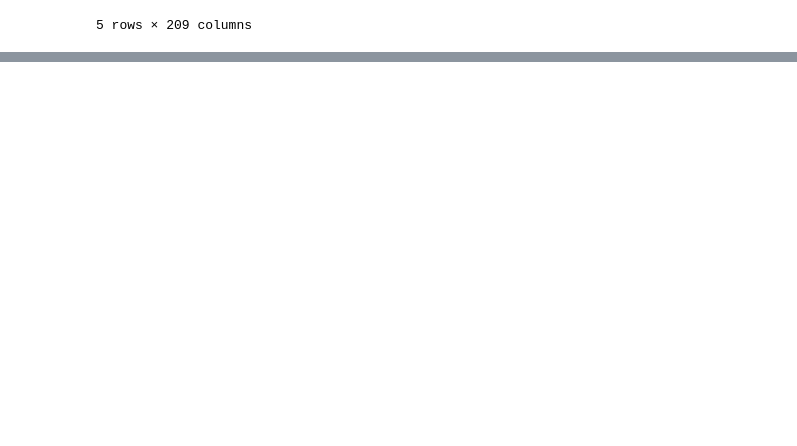
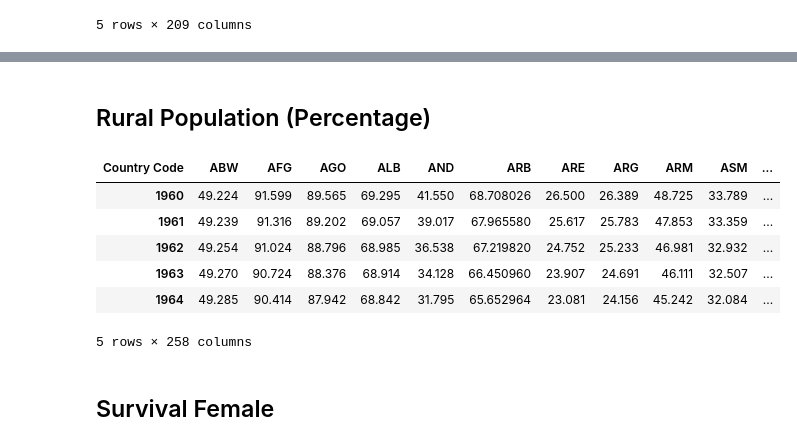
Before and after one commit to yutarochan/SOC423, a Jupyter notebook: notebooks/Preprocessing Script.ipynb, the cells around one changed output, grey strips where cells are left out. Saved outputs shown, nothing was run; the diff lists cells and outputs as text; code cells hidden in the pictures; blank space fills up the shorter version.

```diff
--- a/notebooks/Preprocessing Script.ipynb
+++ b/notebooks/Preprocessing Script.ipynb
@@ -212,0 +234,17 @@ pop_growth.head()
+# %% [markdown]
+## Rural Population (Percentage)
+# %%
+rural_per = pd.read_csv('../data/raw/rural_pop_percent.csv', index_col=1)
+rural_per = rural_per.drop(['Country Name', 'Indicator Name', 'Indicator Code', 'Unnamed: 62'], axis=1)
+rural_per = rural_per.dropna().T
+rural_per.head()
+# %% [output]
+| Country Code | ABW | AFG | AGO | ALB | AND | ARB | ARE | ARG | ARM | ASM | ... |
+| 1960 | 49.224 | 91.599 | 89.565 | 69.295 | 41.550 | 68.708026 | 26.500 | 26.389 | 48.725 | 33.789 | ... |
+| 1961 | 49.239 | 91.316 | 89.202 | 69.057 | 39.017 | 67.965580 | 25.617 | 25.783 | 47.853 | 33.359 | ... |
+| 1962 | 49.254 | 91.024 | 88.796 | 68.985 | 36.538 | 67.219820 | 24.752 | 25.233 | 46.981 | 32.932 | ... |
+| 1963 | 49.270 | 90.724 | 88.376 | 68.914 | 34.128 | 66.450960 | 23.907 | 24.691 | 46.111 | 32.507 | ... |
+| 1964 | 49.285 | 90.414 | 87.942 | 68.842 | 31.795 | 65.652964 | 23.081 | 24.156 | 45.242 | 32.084 | ... |
+5 rows × 258 columns
+# %% [markdown]
+## Survival Female
```
Also changed, not shown: parts of 7 cells of this notebook, 4 other files.
